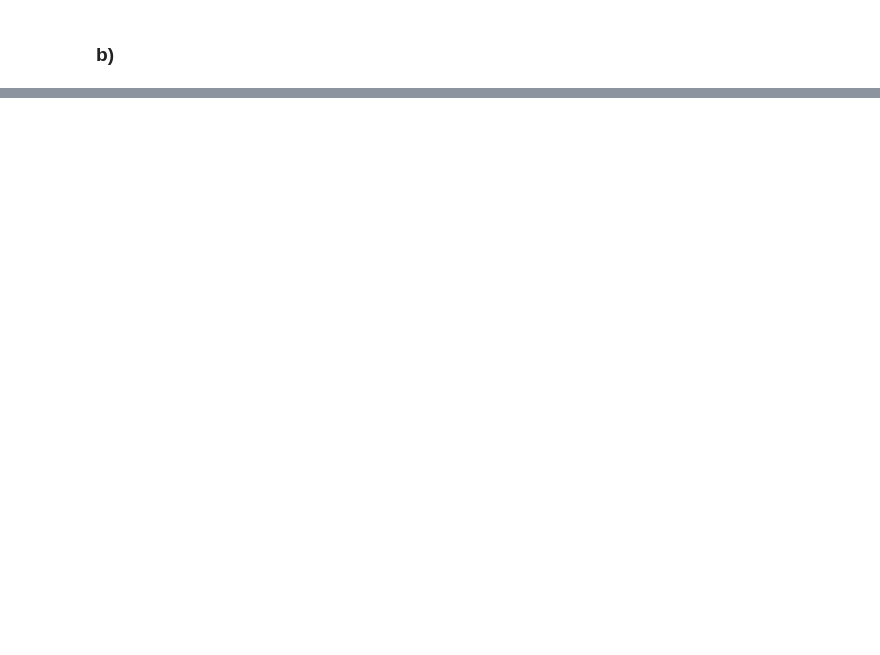
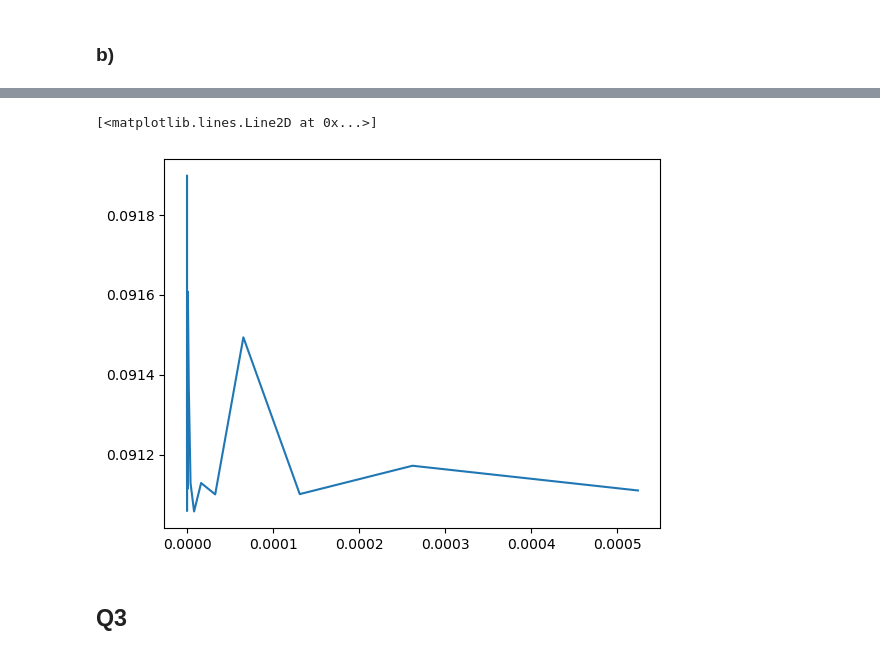
Before and after one commit to nevikw39/LinAlg, a Jupyter notebook: A3/A3_110062219.ipynb, the cells around one changed output, grey strips where cells are left out. Drawn from its saved outputs; the diff is of its cells as text; code cells hidden in the pictures; blank space fills up the shorter version.

```diff
--- a/A3/A3_110062219.ipynb
+++ b/A3/A3_110062219.ipynb
@@ -82,2 +83,14 @@ assert np.isclose(residuals[0], err)
 # %% [markdown]
 ### b)
+# %%
+A = np.random.rand(1000, 1024)
+b = np.random.rand(1000)
+
+lst = []
+
+for i in range(20):
+    t = %timeit -o np.linalg.lstsq(A, b, rcond=1e-8*2**i)
+    lst.append(t.average)
+
+plt.plot([1e-9*2**i for i in range(20)], lst)
+# %% [output]
@@ -83,0 +117,4 @@ assert np.isclose(residuals[0], err)
+[<matplotlib.lines.Line2D at 0x...>]
+[figure, added]
+# %% [markdown]
+## Q3
```
Also changed, not shown: parts of 19 cells of this notebook, 5 other files.
